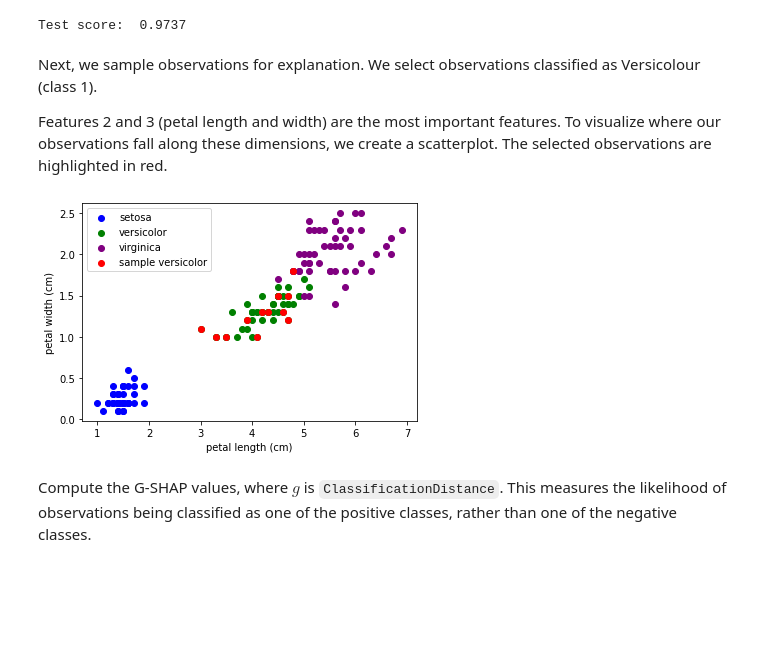
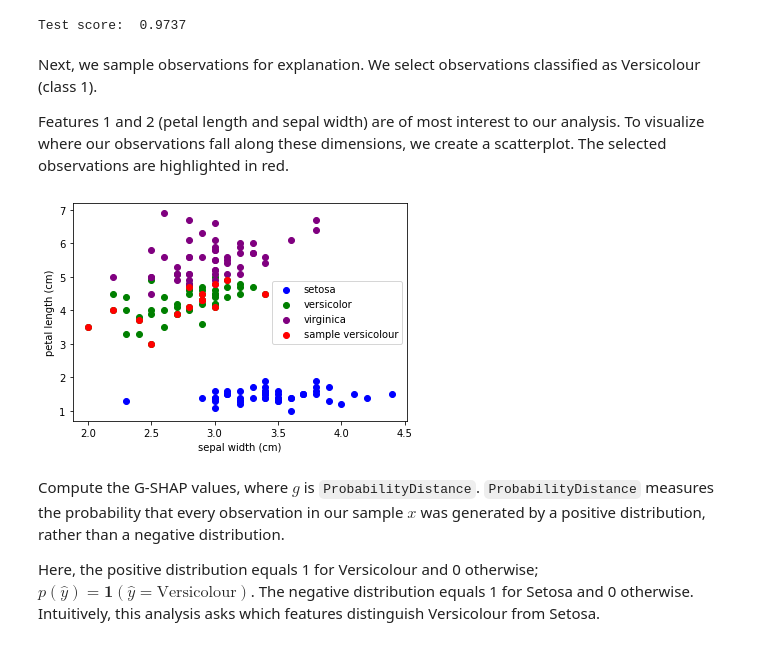
Before and after one commit to dsbowen/gshap, a Jupyter notebook: classification.ipynb, the cells around one changed output. Drawn from its saved outputs; the diff is of its cells as text; code cells hidden in the pictures; blank space fills up the shorter version.

Commit message:
rewrote classification explanations

```diff
--- a/classification.ipynb
+++ b/classification.ipynb
@@ -39,22 +38,24 @@ Test score:  0.9737
 # %% [markdown]
 Next, we sample observations for explanation. We select observations classified as Versicolour (class 1).
 
-Features 2 and 3 (petal length and width) are the most important features. To visualize where our observations fall along these dimensions, we create a scatterplot. The selected observations are highlighted in red.
+Features 1 and 2 (petal length and sepal width) are of most interest to our analysis. To visualize where our observations fall along these dimensions, we create a scatterplot. The selected observations are highlighted in red.
 # %%
 x = X_test[clf.predict(X_test) == 1]
 x = x.reshape((1,-1)) if len(x.shape) == 1 else x
 palette = ['blue', 'green', 'purple']
 for i in range(3):
     species = X[y==i]
-    plt.scatter(species[:,2], species[:,3], c=palette[i], label=iris.target_names[i])
-plt.scatter(x[:,2], x[:,3], c='red', label='sample versicolour')
-plt.xlabel(iris['feature_names'][2])
-plt.ylabel(iris['feature_names'][3])
+    plt.scatter(species[:,1], species[:,2], c=palette[i], label=iris.target_names[i])
+plt.scatter(x[:,1], x[:,2], c='red', label='sample versicolour')
+plt.xlabel(iris['feature_names'][1])
+plt.ylabel(iris['feature_names'][2])
 plt.legend()
 plt.show()
 # %% [output]
-[figure, old version]
+[figure, new version]
-# %% [markdown]
-Compute the G-SHAP values, where $g$ is `ClassificationDistance`. This measures the likelihood of observations being classified as one of the positive classes, rather than one of the negative classes.
+# %% [markdown]
+Compute the G-SHAP values, where $g$ is `ProbabilityDistance`. `ProbabilityDistance` measures the probability that every observation in our sample $x$ was generated by a positive distribution, rather than a negative distribution.
+
+Here, the positive distribution equals 1 for Versicolour and 0 otherwise; $p(\hat{y})=\mathbf{1}(\hat{y}=\text{Versicolour})$. The negative distribution equals 1 for Setosa and 0 otherwise. Intuitively, this analysis asks which features distinguish Versicolour from Setosa.
 # %%
 # Versicolour (1) versus Setosa (0)
```
Also changed, not shown: parts of 11 cells of this notebook, 2 other files.
